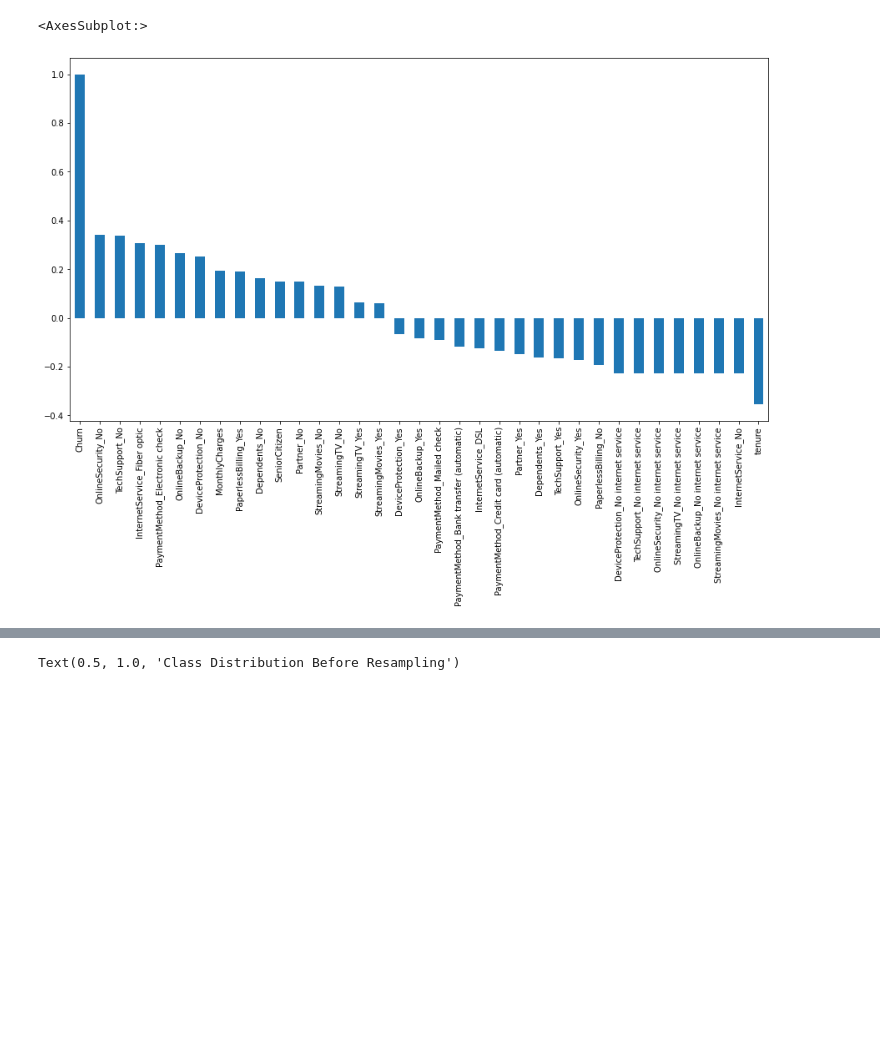
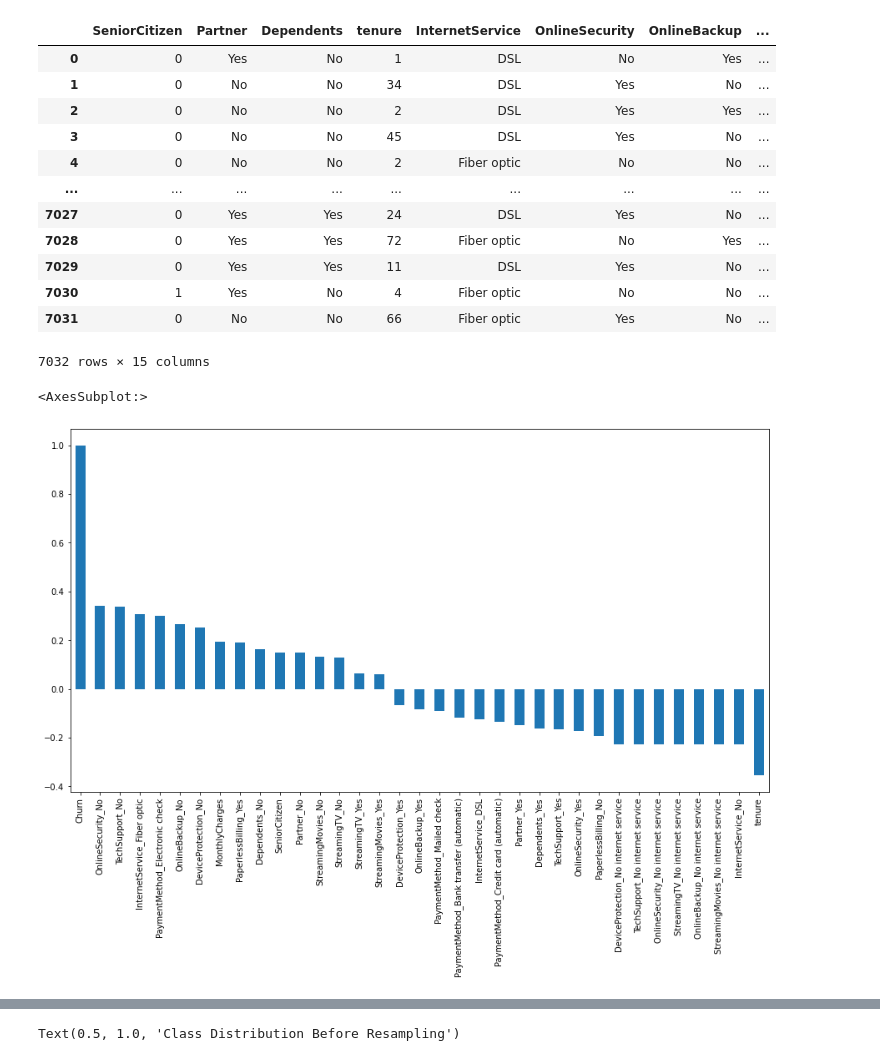
Before and after one commit to alecngai/19_Churn_Prediction, a Jupyter notebook: Churn_Prediction.ipynb, the cells around one changed output, grey strips where cells are left out. Saved outputs shown, nothing was run; the diff lists cells and outputs as text; code cells hidden in the pictures; blank space fills up the shorter version.

```diff
--- a/Churn_Prediction.ipynb
+++ b/Churn_Prediction.ipynb
@@ -15,8 +15,23 @@ warnings.simplefilter(action="ignore", category=FutureWarning)
 # %%
 
 df = pd.read_csv("Resources\Telco_Customer_Churn_Cleaned.csv")
+df.drop(columns = 'Unnamed: 0', inplace=True)
+df
+# %% [output]
+|  | SeniorCitizen | Partner | Dependents | tenure | InternetService | OnlineSecurity | OnlineBackup | ... |
+| 0 | 0 | Yes | No | 1 | DSL | No | Yes | ... |
+| 1 | 0 | No | No | 34 | DSL | Yes | No | ... |
+| 2 | 0 | No | No | 2 | DSL | Yes | Yes | ... |
+| 3 | 0 | No | No | 45 | DSL | Yes | No | ... |
+| 4 | 0 | No | No | 2 | Fiber optic | No | No | ... |
+| ... | ... | ... | ... | ... | ... | ... | ... | ... |
+| 7027 | 0 | Yes | Yes | 24 | DSL | Yes | No | ... |
+| 7028 | 0 | Yes | Yes | 72 | Fiber optic | No | Yes | ... |
+| 7029 | 0 | Yes | Yes | 11 | DSL | Yes | No | ... |
+| 7030 | 1 | Yes | No | 4 | Fiber optic | No | No | ... |
+| 7031 | 0 | No | No | 66 | Fiber optic | Yes | No | ... |
+7032 rows × 15 columns
 # %%
-df.drop(columns = 'Unnamed: 0', inplace=True)
 # Get Correlation of "Churn" with other variables:
 df_dummies = pd.get_dummies(df)
 df_dummies.head()
@@ -24,4 +39,4 @@ plt.figure(figsize=(15,8))
 df_dummies.corr()['Churn'].sort_values(ascending = False).plot(kind='bar')
 # %% [output]
 <AxesSubplot:>
-[figure, old version]
+[figure, new version]
```
Also changed, not shown: parts of 7 cells of this notebook.
